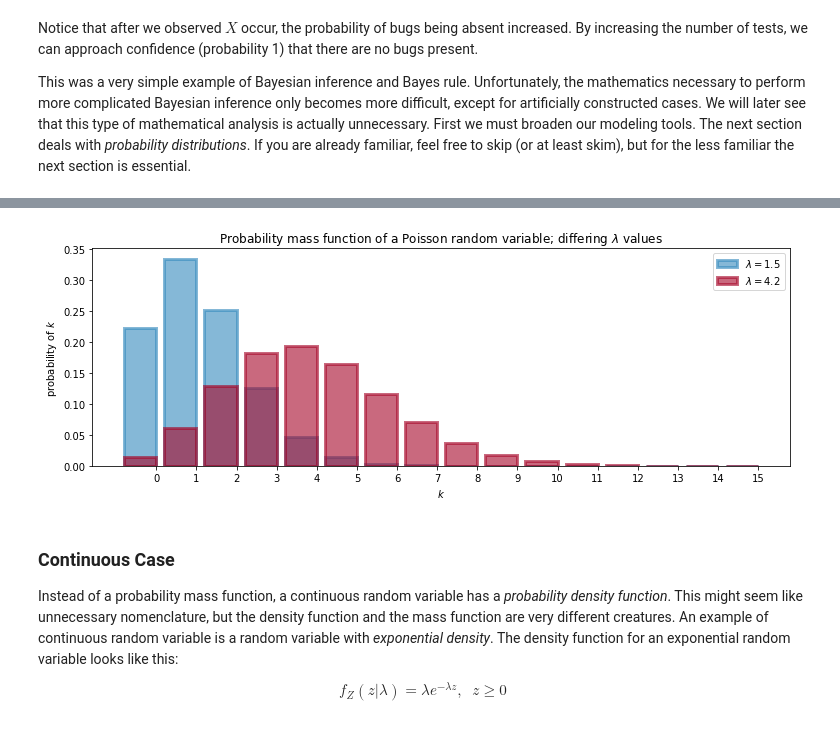
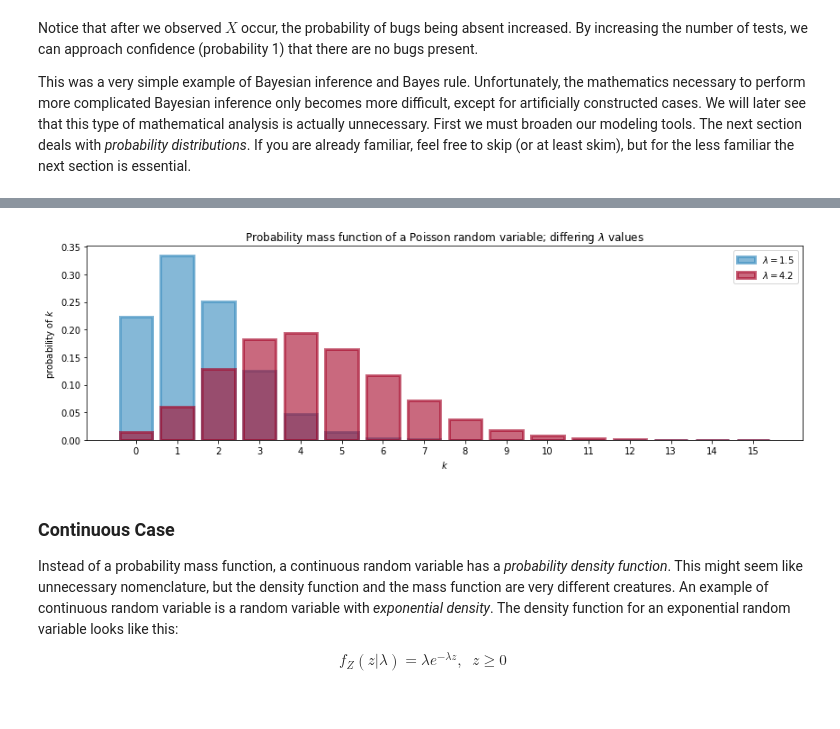
Before and after one commit to acatovic/Probabilistic-Programming-and-Bayesian-Methods-for-Hackers, a Jupyter notebook: Chapter1_Introduction/Ch1_Introduction_NumPyro.ipynb, the cells around one changed output, grey strips where cells are left out. Drawn from its saved outputs; the diff is of its cells as text; code cells hidden in the pictures.

```diff
--- a/Chapter1_Introduction/Ch1_Introduction_NumPyro.ipynb
+++ b/Chapter1_Introduction/Ch1_Introduction_NumPyro.ipynb
@@ -243,31 +243,28 @@ $$E\large[ \;Z\; | \; \lambda \;\large] = \lambda $$
 
 We will use this property often, so it's useful to remember. Below, we plot the probability mass distribution for different $\lambda$ values. The first thing to notice is that by increasing $\lambda$, we add more probability of larger values occurring. Second, notice that although the graph ends at 15, the distributions do not. They assign positive probability to every non-negative integer.
 # %%
-figsize(12.5, 4)
+rate = jxp.array([1.5, 4.25])
 
-lambda_ = [1.5, 4.25]
+d = dist.Poisson(rate)
+x = jxp.arange(16).reshape(-1, 1)
+y = jxp.exp(d.log_prob(x))
 
-d = dist.Poisson(torch.tensor(lambda_))
-x = torch.arange(16).float().view(-1, 1)
-y = torch.exp(d.log_prob(x))
+colours = ['#348ABD', '#A60628']
 
-colours = ["#348ABD", "#A60628"]
-plt.bar(x.flatten(), y[:, 0], color=colours[0],
-        label="$\lambda = %.1f$" % lambda_[0], alpha=0.60,
-        edgecolor=colours[0], lw="3")
-
-plt.bar(x.flatten(), y[:, 1], color=colours[1],
-        label="$\lambda = %.1f$" % lambda_[1], alpha=0.60,
-        edgecolor=colours[1], lw="3")
-
-plt.xticks(x.flatten().numpy() + 0.4, x.flatten().numpy().astype(int))
+plt.figure(figsize=(12, 4))
+plt.bar(x.flatten(), y[:, 0], color=colours[0], label=f'$\lambda = {rate[0]:.1f}$',
+        alpha=0.6, edgecolor=colours[0], lw=3)
+plt.bar(x.flatten(), y[:, 1], color=colours[1], label=f'$\lambda = {rate[1]:.1f}$',
+        alpha=0.6, edgecolor=colours[1], lw=3)
+plt.xticks(x.flatten())
 plt.legend()
-plt.ylabel("probability of $k$")
-plt.xlabel("$k$")
-plt.title("Probability mass function of a Poisson random variable; differing \
-$\lambda$ values");
+plt.ylabel('probability of $k$')
+plt.xlabel('$k$')
+plt.title('Probability mass function of a Poisson random variable; differing \
+$\lambda$ values')
+plt.tight_layout()
 # %% [output]
-[figure, old version]
+[figure, new version]
 # %% [markdown]
 ### Continuous Case
 Instead of a probability mass function, a continuous random variable has a *probability density function*. This might seem like unnecessary nomenclature, but the density function and the mass function are very different creatures. An example of continuous random variable is a random variable with *exponential density*. The density function for an exponential random variable looks like this:
```
Also changed, not shown: parts of 4 cells of this notebook.
